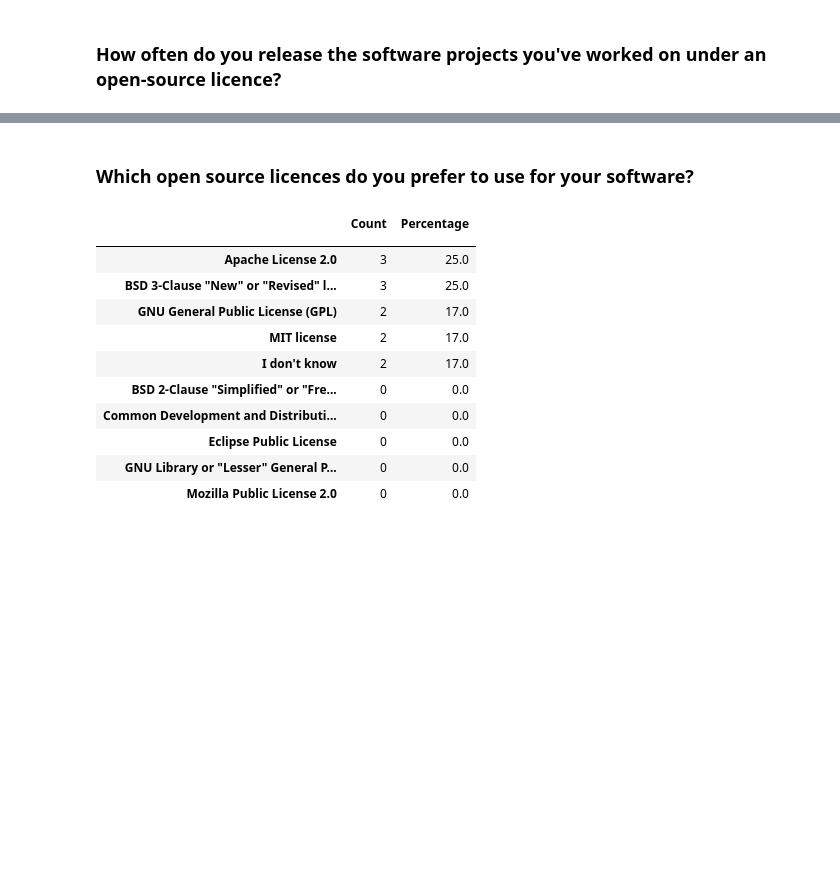
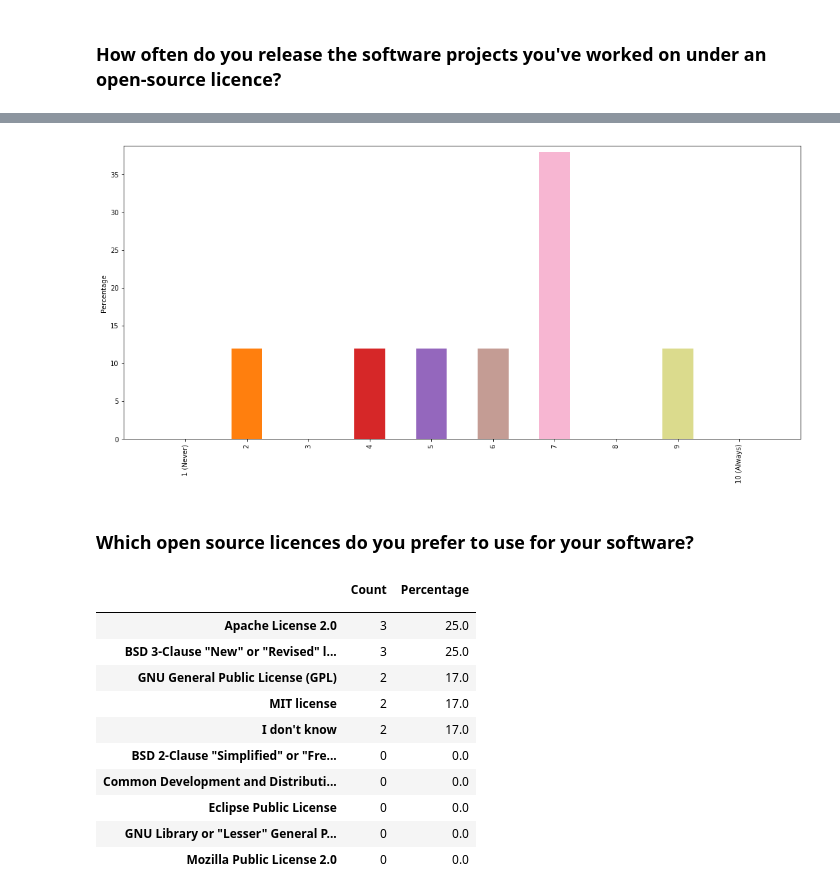
Before and after one commit to softwaresaved/international-survey, a Jupyter notebook: analysis/results_zaf_2017_narrative.ipynb, the cells around one changed output, grey strips where cells are left out. Drawn from its saved outputs; the diff is of its cells as text; code cells hidden in the pictures; blank space fills up the shorter version.

```diff
--- a/analysis/results_zaf_2017_narrative.ipynb
+++ b/analysis/results_zaf_2017_narrative.ipynb
@@ -931,0 +960,2 @@ _ = get_plot(v_to_count, "likert")
+# %%
+perc_to_count = get_percentage(v_to_count, filename)
@@ -932,3 +977,7 @@ _ = get_plot(v_to_count, "likert")
+# %%
+_ = get_plot(perc_to_count, "one choice", dropna=False)
+# %% [output]
+[figure, added]
 # %% [markdown]
 ### Which open source licences do you prefer to use for your software?
 # %%
```
Also changed, not shown: parts of 82 cells of this notebook, 35 other files.
